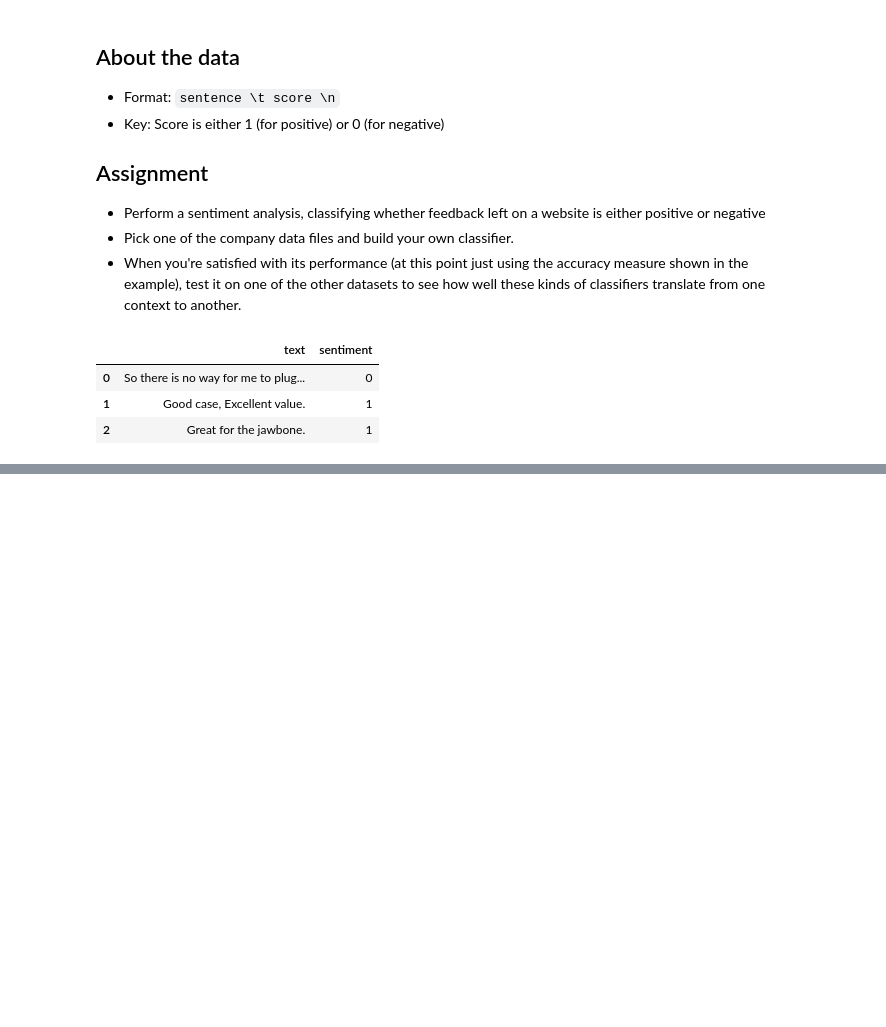
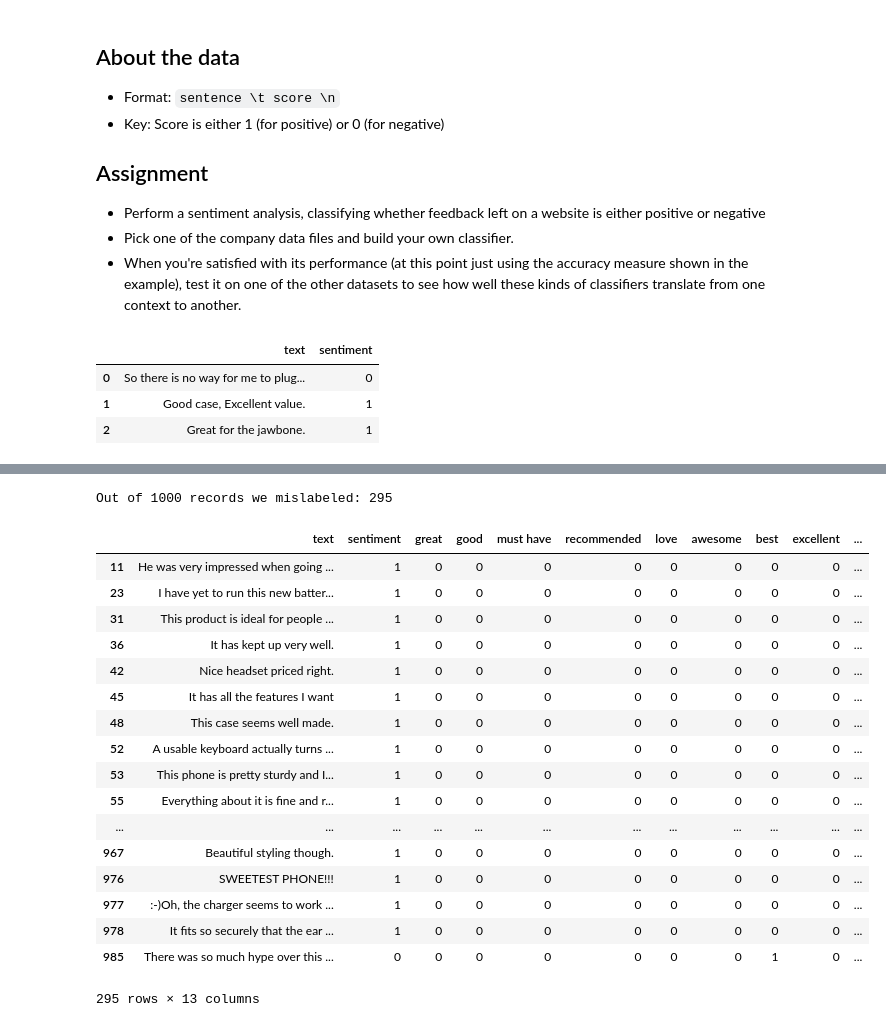
Before and after one commit to carlsednaoui/thinkful-data-science, a Jupyter notebook: coursework/unit_2/lesson_2_project_7.ipynb, the cells around one changed output, grey strips where cells are left out. Cells and saved outputs as stored; diff of their text form; code cells hidden in the pictures; blank space fills up the shorter version.

```diff
--- a/coursework/unit_2/lesson_2_project_7.ipynb
+++ b/coursework/unit_2/lesson_2_project_7.ipynb
@@ -49,0 +53,35 @@ sns.heatmap(data_raw.corr())
+# %%
+from sklearn.naive_bayes import BernoulliNB
+bnb = BernoulliNB() #initiate the model
+bnb.fit(data, target) # fit the model
+
+#classify
+y_pred = bnb.predict(data)
+data_raw["prediction"] = y_pred
+
+#results
+print("Out of {} records we mislabeled: {}".format( data.shape[0], (target != y_pred).sum() ))
+# %% [output]
+Out of 1000 records we mislabeled: 295
+# %%
+data_raw[data_raw["prediction"] != data_raw["sentiment"]]
+# Question: Why does row 11 not get predicted as a positive sentiment? We see the 1 there.
+# %% [output]
+|  | text | sentiment | great | good | must have | recommended | love | awesome | best | excellent | ... |
+| 11 | He was very impressed when going ... | 1 | 0 | 0 | 0 | 0 | 0 | 0 | 0 | 0 | ... |
+| 23 | I have yet to run this new batter... | 1 | 0 | 0 | 0 | 0 | 0 | 0 | 0 | 0 | ... |
+| 31 | This product is ideal for people ... | 1 | 0 | 0 | 0 | 0 | 0 | 0 | 0 | 0 | ... |
+| 36 | It has kept up very well. | 1 | 0 | 0 | 0 | 0 | 0 | 0 | 0 | 0 | ... |
+| 42 | Nice headset priced right. | 1 | 0 | 0 | 0 | 0 | 0 | 0 | 0 | 0 | ... |
+| 45 | It has all the features I want | 1 | 0 | 0 | 0 | 0 | 0 | 0 | 0 | 0 | ... |
+| 48 | This case seems well made. | 1 | 0 | 0 | 0 | 0 | 0 | 0 | 0 | 0 | ... |
+| 52 | A usable keyboard actually turns ... | 1 | 0 | 0 | 0 | 0 | 0 | 0 | 0 | 0 | ... |
+| 53 | This phone is pretty sturdy and I... | 1 | 0 | 0 | 0 | 0 | 0 | 0 | 0 | 0 | ... |
+| 55 | Everything about it is fine and r... | 1 | 0 | 0 | 0 | 0 | 0 | 0 | 0 | 0 | ... |
+| ... | ... | ... | ... | ... | ... | ... | ... | ... | ... | ... | ... |
+| 967 | Beautiful styling though. | 1 | 0 | 0 | 0 | 0 | 0 | 0 | 0 | 0 | ... |
+| 976 | SWEETEST PHONE!!! | 1 | 0 | 0 | 0 | 0 | 0 | 0 | 0 | 0 | ... |
+| 977 | :-)Oh, the charger seems to work ... | 1 | 0 | 0 | 0 | 0 | 0 | 0 | 0 | 0 | ... |
+| 978 | It fits so securely that the ear ... | 1 | 0 | 0 | 0 | 0 | 0 | 0 | 0 | 0 | ... |
+| 985 | There was so much hype over this ... | 0 | 0 | 0 | 0 | 0 | 0 | 0 | 1 | 0 | ... |
+295 rows × 13 columns
```
Also changed, not shown: parts of 3 cells of this notebook, 1 other file.
